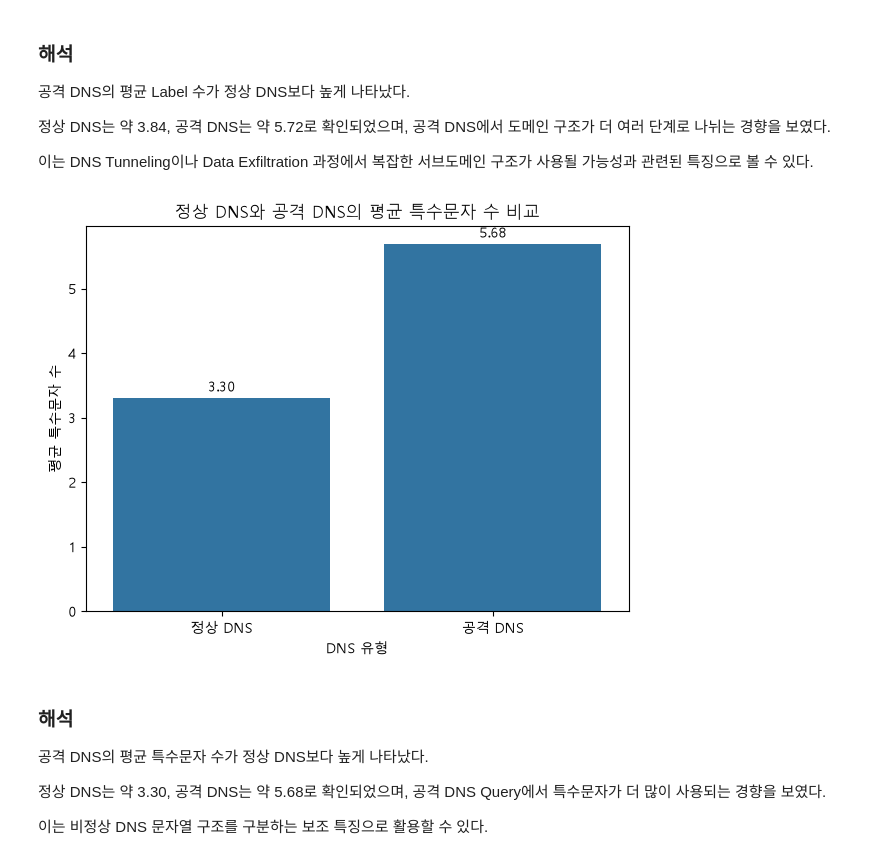
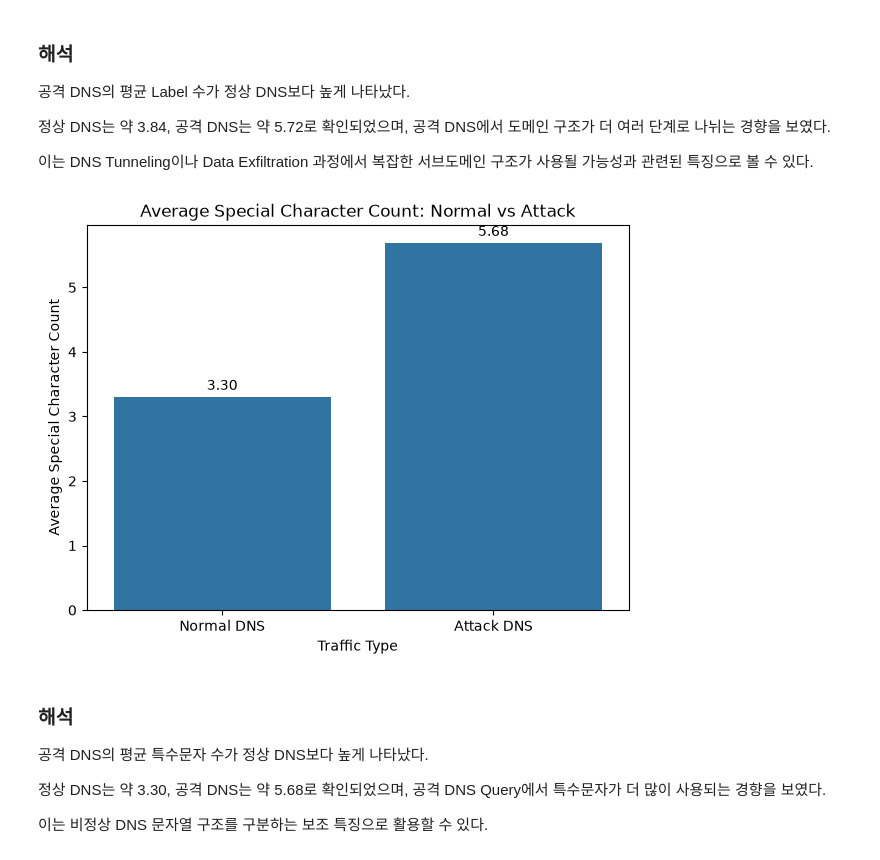
Before and after one commit to dlrjsdud332-pixel/dns-malicious-detection, a Jupyter notebook: notebooks/CIC-Bell-DNS-EXF-2021_DNS_Security_EDA.ipynb, the cells around one changed output. Cells and saved outputs as stored; diff of their text form; code cells hidden in the pictures.

```diff
--- a/notebooks/CIC-Bell-DNS-EXF-2021_DNS_Security_EDA.ipynb
+++ b/notebooks/CIC-Bell-DNS-EXF-2021_DNS_Security_EDA.ipynb
@@ -154,8 +363,8 @@ plt.show()
 서브도메인 영역에 추가 데이터가 포함될 가능성과 관련된 특징으로 볼 수 있다.
 # %%
 fqdn_comparison = pd.DataFrame({
-    "구분": ["정상 DNS", "공격 DNS"],
-    "평균 FQDN 문자 수": [
+    "Type": ["Normal DNS", "Attack DNS"],
+    "Average FQDN Count": [
         benign["FQDN_count"].mean(),
         attack["FQDN_count"].mean()
     ]
@@ -165,13 +374,13 @@ plt.figure(figsize=(7, 5))
 
 ax = sns.barplot(
     data=fqdn_comparison,
-    x="구분",
-    y="평균 FQDN 문자 수"
+    x="Type",
+    y="Average FQDN Count"
 )
 
-plt.title("정상 DNS와 공격 DNS의 평균 FQDN 문자 수 비교")
-plt.xlabel("DNS 유형")
-plt.ylabel("평균 FQDN 문자 수")
+ax.set_title("Average FQDN Count: Normal vs Attack")
+ax.set_xlabel("Traffic Type")
+ax.set_ylabel("Average FQDN Count")
 
 for container in ax.containers:
     ax.bar_label(container, fmt="%.2f", padding=3)
@@ -191,8 +400,8 @@ plt.show()
 추가 데이터가 DNS Query 이름에 포함될 가능성과 관련된 특징으로 볼 수 있다.
 # %%
 labels_comparison = pd.DataFrame({
-    "구분": ["정상 DNS", "공격 DNS"],
-    "평균 Label 수": [
+    "Type": ["Normal DNS", "Attack DNS"],
+    "Average Label Count": [
         benign["labels"].mean(),
         attack["labels"].mean()
     ]
@@ -202,13 +411,13 @@ plt.figure(figsize=(7, 5))
 
 ax = sns.barplot(
     data=labels_comparison,
-    x="구분",
-    y="평균 Label 수"
+    x="Type",
+    y="Average Label Count"
 )
 
-plt.title("정상 DNS와 공격 DNS의 평균 Label 수 비교")
-plt.xlabel("DNS 유형")
-plt.ylabel("평균 Label 수")
+ax.set_title("Average Label Count: Normal vs Attack")
+ax.set_xlabel("Traffic Type")
+ax.set_ylabel("Average Label Count")
 
 for container in ax.containers:
     ax.bar_label(container, fmt="%.2f", padding=3)
@@ -228,31 +437,31 @@ plt.show()
 복잡한 서브도메인 구조가 사용될 가능성과 관련된 특징으로 볼 수 있다.
 # %%
 special_comparison = pd.DataFrame({
-    "구분": ["정상 DNS", "공격 DNS"],
-    "평균 특수문자 수": [
+    "Type": ["Normal DNS", "Attack DNS"],
+    "Average Special Character Count": [
         benign["special"].mean(),
         attack["special"].mean()
     ]
 })
 
 plt.figure(figsize=(7, 5))
 
 ax = sns.barplot(
     data=special_comparison,
-    x="구분",
-    y="평균 특수문자 수"
+    x="Type",
+    y="Average Special Character Count"
 )
 
-plt.title("정상 DNS와 공격 DNS의 평균 특수문자 수 비교")
-plt.xlabel("DNS 유형")
-plt.ylabel("평균 특수문자 수")
+ax.set_title("Average Special Character Count: Normal vs Attack")
+ax.set_xlabel("Traffic Type")
+ax.set_ylabel("Average Special Character Count")
 
 for container in ax.containers:
     ax.bar_label(container, fmt="%.2f", padding=3)
 
 plt.show()
 # %% [output]
-[figure, old version]
+[figure, new version]
 # %% [markdown]
 ### 해석
 
```
Also changed, not shown: parts of 21 cells of this notebook, 1 other file.
